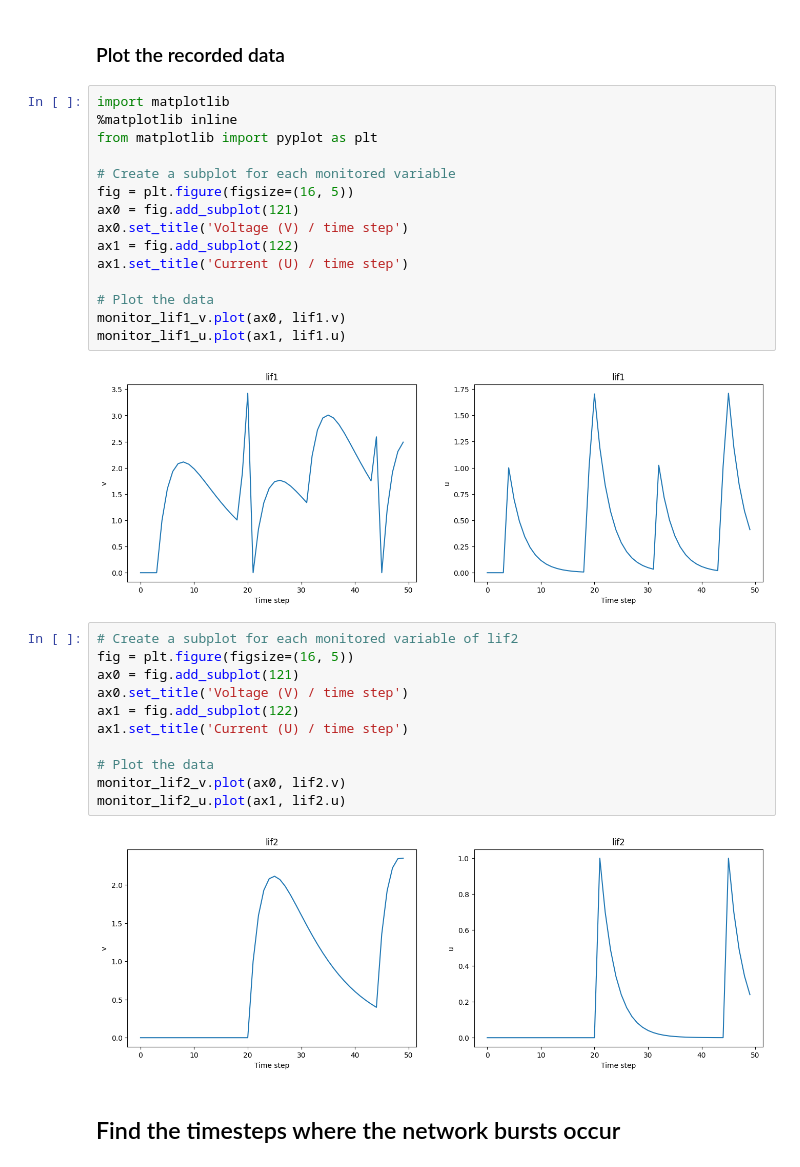
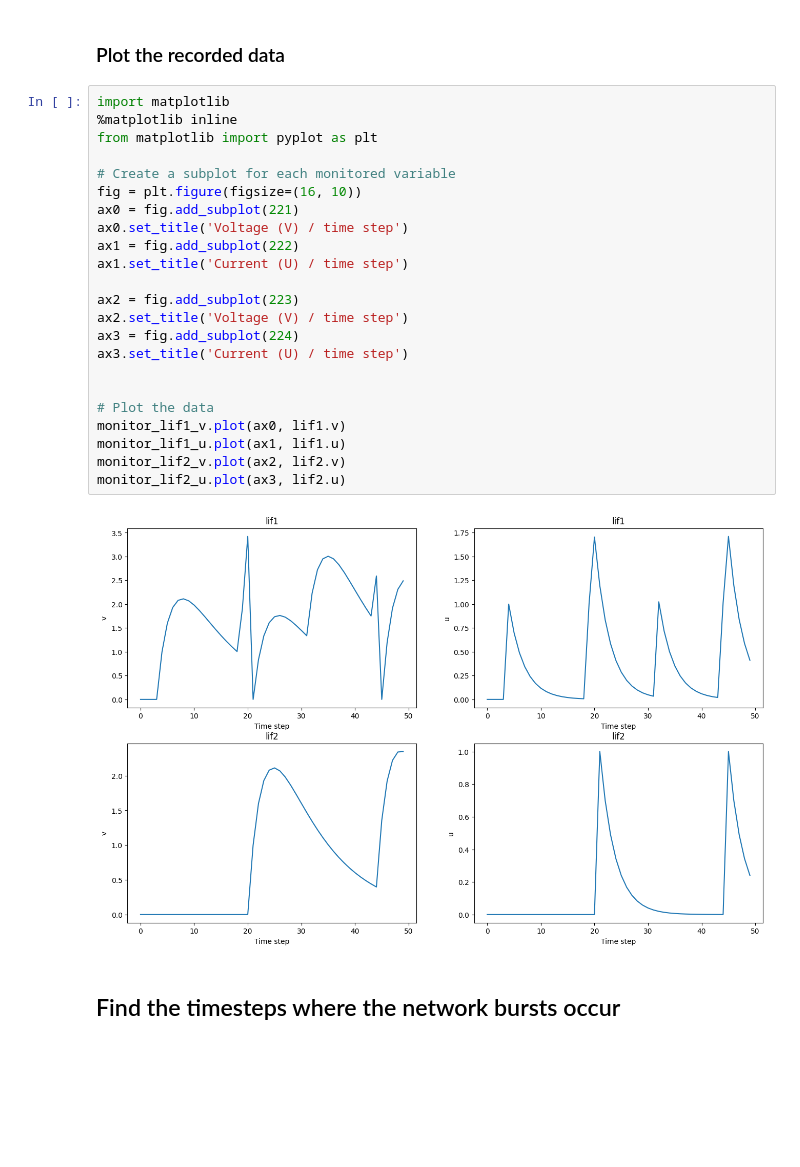
Before and after one commit to monkin77/thesis-lava, a Jupyter notebook: src/network_bursts/lif_burst_2spikes_2layers.ipynb, the cells around one changed output. Cells and saved outputs as stored; diff of their text form; blank space fills up the shorter version.

```diff
--- a/src/network_bursts/lif_burst_2spikes_2layers.ipynb
+++ b/src/network_bursts/lif_burst_2spikes_2layers.ipynb
@@ -338,33 +338,28 @@ print(len(data_lif2['lif2']['v']))
 # %%
 import matplotlib
 %matplotlib inline
 from matplotlib import pyplot as plt
 
 # Create a subplot for each monitored variable
-fig = plt.figure(figsize=(16, 5))
-ax0 = fig.add_subplot(121)
+fig = plt.figure(figsize=(16, 10))
+ax0 = fig.add_subplot(221)
 ax0.set_title('Voltage (V) / time step')
-ax1 = fig.add_subplot(122)
+ax1 = fig.add_subplot(222)
 ax1.set_title('Current (U) / time step')
+
+ax2 = fig.add_subplot(223)
+ax2.set_title('Voltage (V) / time step')
+ax3 = fig.add_subplot(224)
+ax3.set_title('Current (U) / time step')
+
 
 # Plot the data
 monitor_lif1_v.plot(ax0, lif1.v)
 monitor_lif1_u.plot(ax1, lif1.u)
+monitor_lif2_v.plot(ax2, lif2.v)
+monitor_lif2_u.plot(ax3, lif2.u)
 # %% [output]
-[figure, old version]
+[figure, new version]
-# %%
-# Create a subplot for each monitored variable of lif2
-fig = plt.figure(figsize=(16, 5))
-ax0 = fig.add_subplot(121)
-ax0.set_title('Voltage (V) / time step')
-ax1 = fig.add_subplot(122)
-ax1.set_title('Current (U) / time step')
-
-# Plot the data
-monitor_lif2_v.plot(ax0, lif2.v)
-monitor_lif2_u.plot(ax1, lif2.u)
-# %% [output]
-[figure, removed]
 # %% [markdown]
 ## Find the timesteps where the network bursts occur
 # %%
```
Also changed, not shown: parts of 1 cell of this notebook, 8 other files.
